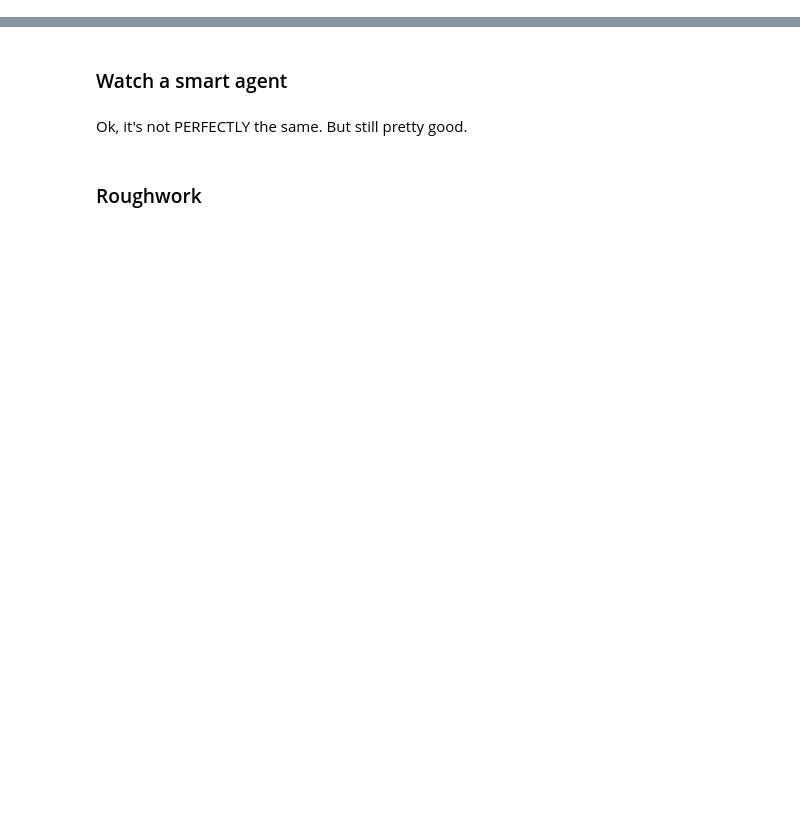
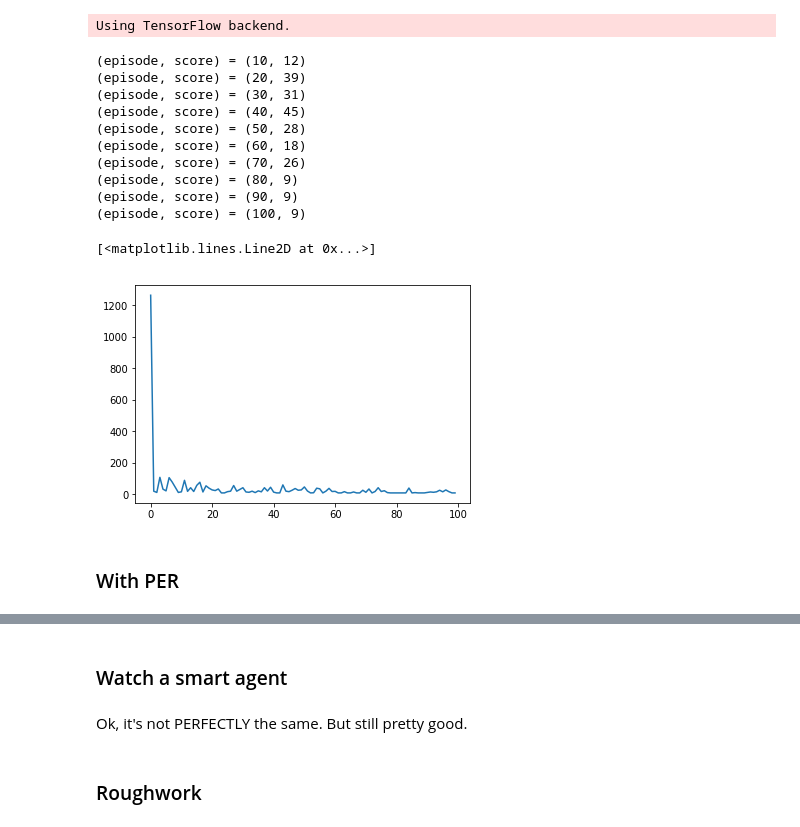
Before and after one commit to Khev/RL-practice-keras, a Jupyter notebook: prioritised_replay/blind_cliffwalk.ipynb, the cells around one changed output, grey strips where cells are left out. Cells and saved outputs as stored; diff of their text form; code cells hidden in the pictures; blank space fills up the shorter version.

```diff
--- a/prioritised_replay/blind_cliffwalk.ipynb
+++ b/prioritised_replay/blind_cliffwalk.ipynb
@@ -9,0 +13,79 @@ https://arxiv.org/pdf/1511.05952.pdf
+# %%
+import numpy as np
+import matplotlib.pyplot as plt
+#from agent_vanilla import Agent
+from agent import Agent
+from keras.utils import to_categorical
+from blind_cliffwalk import Env
+%matplotlib inline
+
+
+#Environment
+num_states = 10
+env = Env(num_states)
+num_states = env.observation_space
+num_actions = env.action_space
+
+#Agent
+lr,gamma = 0.001, 0.99
+agent = Agent(num_states, num_actions, lr, gamma)
+agent.C = 1000  #update the target network every K timestesp
+agent.epsilon = 0.5
+agent.tau = 0.1
+decay_factor = 0.99
+epsilon_min = 0.01
+learning_start = 500
+
+
+#Train
+EPISODES = 100
+scores = []
+for e in range(1,EPISODES+1):
+    state = env.reset()
+    state = to_categorical(state,num_states)
+    reward_sum = 0
+    done = False
+    step = 0
+    while not done:
+
+        # env.render()
+        state = np.reshape(state, [1, num_states])  #reshape for keras
+        action = agent.act(state)
+        next_state, reward, done, _ = env.step(state[0], action)
+        next_state = to_categorical(next_state,num_states)
+        reward_sum += reward
+        agent.remember(state[0], action, reward, next_state, done)
+        state = next_state
+        #print state, action
+
+        if agent.buffer.num_memories() > learning_start:
+            agent.replay()                       #update the behavior model
+            agent.soft_update_target_network()   #update the target model every C timesteps
+
+        #iterate
+        step += 1
+        if done:
+            break
+
+    #Learn & print results
+    scores.append(step)
+    agent.epsilon = max(agent.epsilon*decay_factor,epsilon_min)
+    if e % 10 == 0:
+        print '(episode, score) = ' + str((e,step))
+plt.plot(scores)
+# %% [output]
+Using TensorFlow backend.
+(episode, score) = (10, 12)
+(episode, score) = (20, 39)
+(episode, score) = (30, 31)
+(episode, score) = (40, 45)
+(episode, score) = (50, 28)
+(episode, score) = (60, 18)
+(episode, score) = (70, 26)
+(episode, score) = (80, 9)
+(episode, score) = (90, 9)
+(episode, score) = (100, 9)
+[<matplotlib.lines.Line2D at 0x...>]
+[figure, added]
+# %% [markdown]
+### With PER
```
Also changed, not shown: parts of 4 cells of this notebook, 5 other files.
